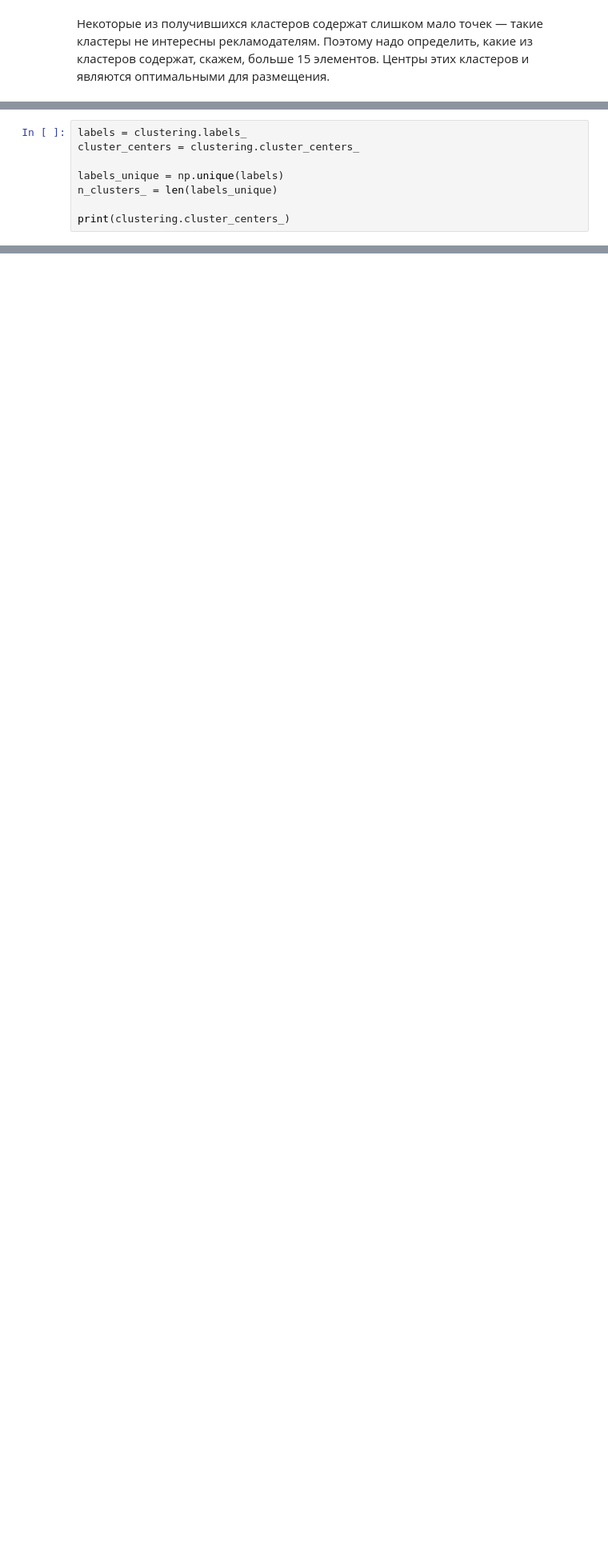
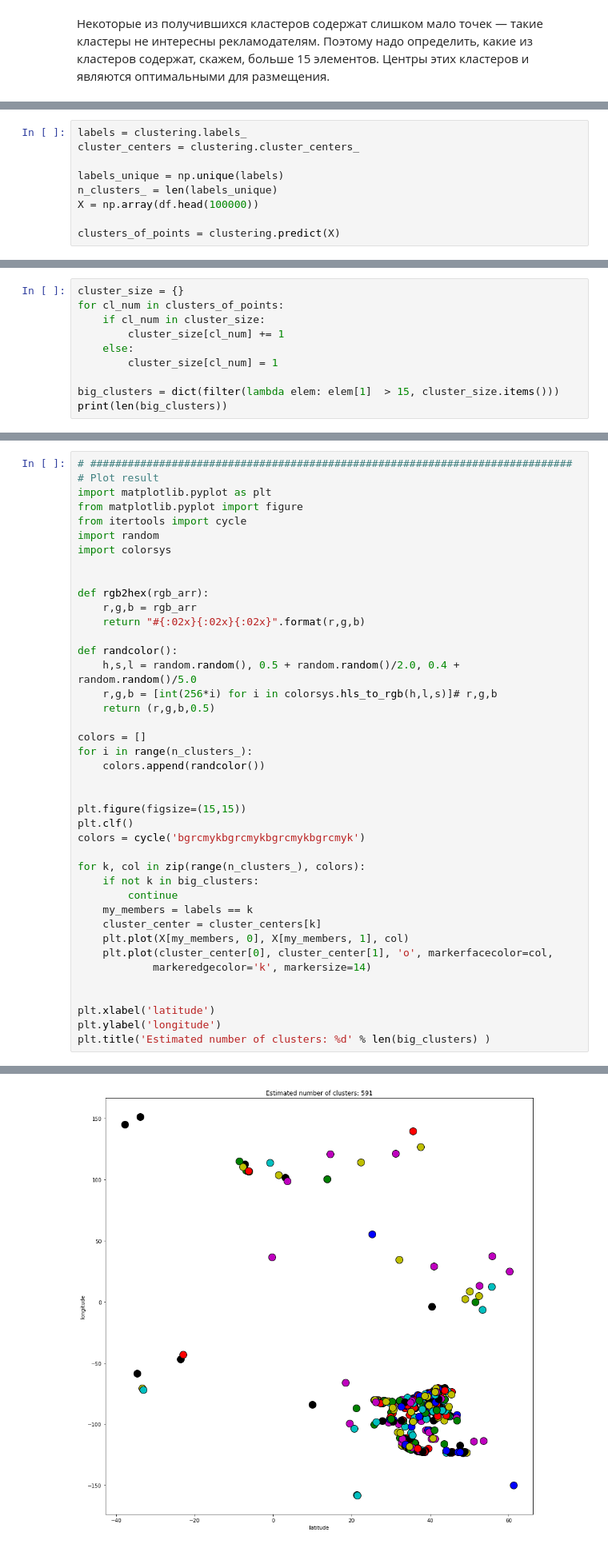
Before and after one commit to daria-popova/coursera_ML, a Jupyter notebook: week3-1/task1-banner-placement.ipynb, the cells around one changed output, grey strips where cells are left out. Shown at 80% size. Cells and saved outputs as stored; diff of their text form; blank space fills up the shorter version.

```diff
--- a/week3-1/task1-banner-placement.ipynb
+++ b/week3-1/task1-banner-placement.ipynb
@@ -126,5 +128,6 @@ cluster_centers = clustering.cluster_centers_
 
 labels_unique = np.unique(labels)
 n_clusters_ = len(labels_unique)
+X = np.array(df.head(100000))
 
-print(clustering.cluster_centers_)
+clusters_of_points = clustering.predict(X)
@@ -138,0 +134,10 @@ print(clustering.cluster_centers_)
+# %%
+cluster_size = {}
+for cl_num in clusters_of_points:
+    if cl_num in cluster_size:
+        cluster_size[cl_num] += 1
+    else:
+        cluster_size[cl_num] = 1
+
+big_clusters = dict(filter(lambda elem: elem[1]  > 15, cluster_size.items()))
+print(len(big_clusters))
@@ -138,0 +146,42 @@ print(clustering.cluster_centers_)
+# %%
+# #############################################################################
+# Plot result
+import matplotlib.pyplot as plt
+from matplotlib.pyplot import figure
+from itertools import cycle
+import random
+import colorsys
+
+
+def rgb2hex(rgb_arr):
+    r,g,b = rgb_arr
+    return "#{:02x}{:02x}{:02x}".format(r,g,b)
+
+def randcolor():
+    h,s,l = random.random(), 0.5 + random.random()/2.0, 0.4 + random.random()/5.0
+    r,g,b = [int(256*i) for i in colorsys.hls_to_rgb(h,l,s)]# r,g,b
+    return (r,g,b,0.5)
+
+colors = []
+for i in range(n_clusters_):
+    colors.append(randcolor())
+
+
+plt.figure(figsize=(15,15))
+plt.clf()
+colors = cycle('bgrcmykbgrcmykbgrcmykbgrcmyk')
+
+for k, col in zip(range(n_clusters_), colors):
+    if not k in big_clusters:
+        continue
+    my_members = labels == k
+    cluster_center = cluster_centers[k]
+    plt.plot(X[my_members, 0], X[my_members, 1], col)
+    plt.plot(cluster_center[0], cluster_center[1], 'o', markerfacecolor=col,
+            markeredgecolor='k', markersize=14)
+
+
+plt.xlabel('latitude')
+plt.ylabel('longitude')
+plt.title('Estimated number of clusters: %d' % len(big_clusters) )
+# %% [output]
@@ -138,0 +189 @@ print(clustering.cluster_centers_)
+[figure, added]
```
Also changed, not shown: parts of 14 cells of this notebook, 1 other file.
